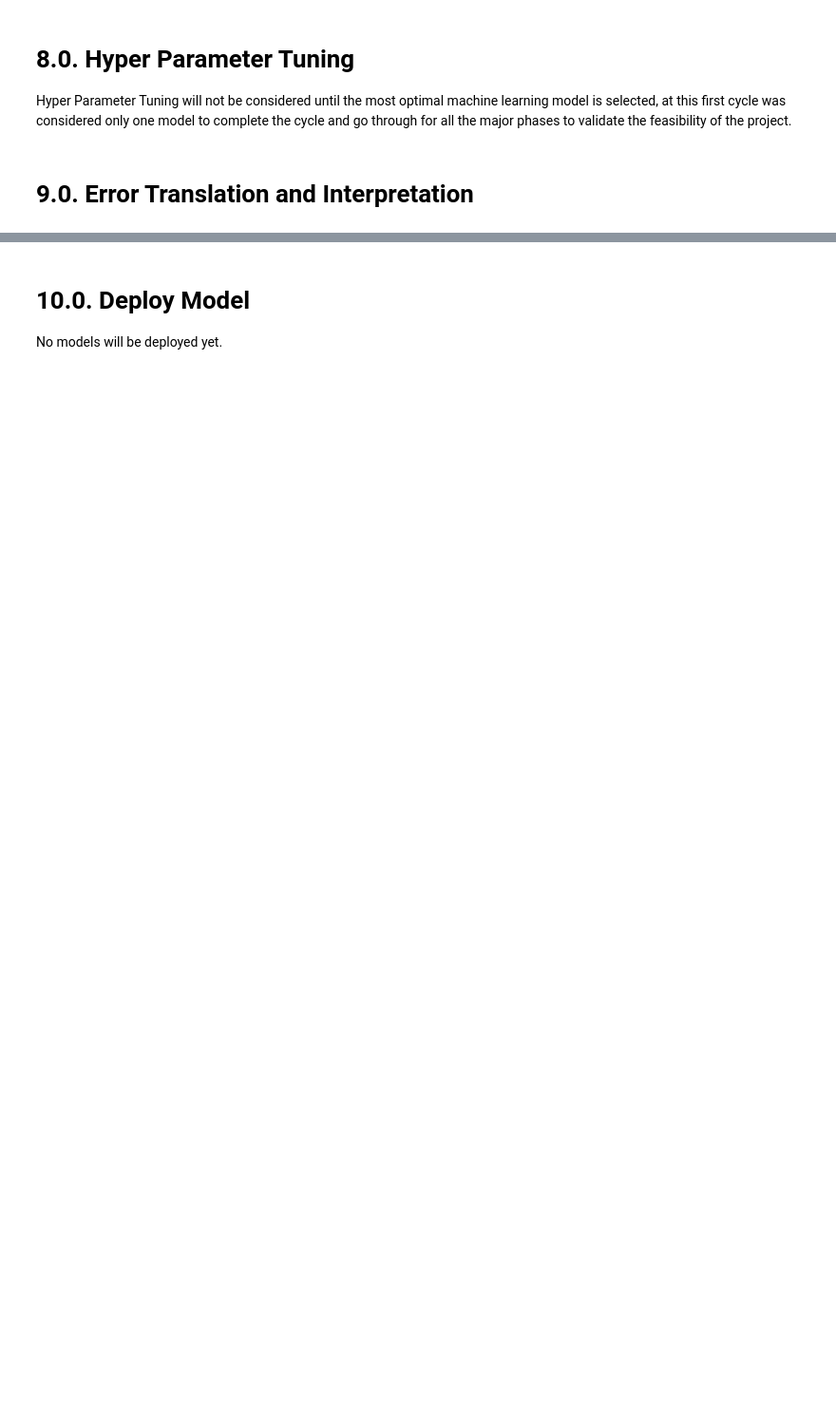
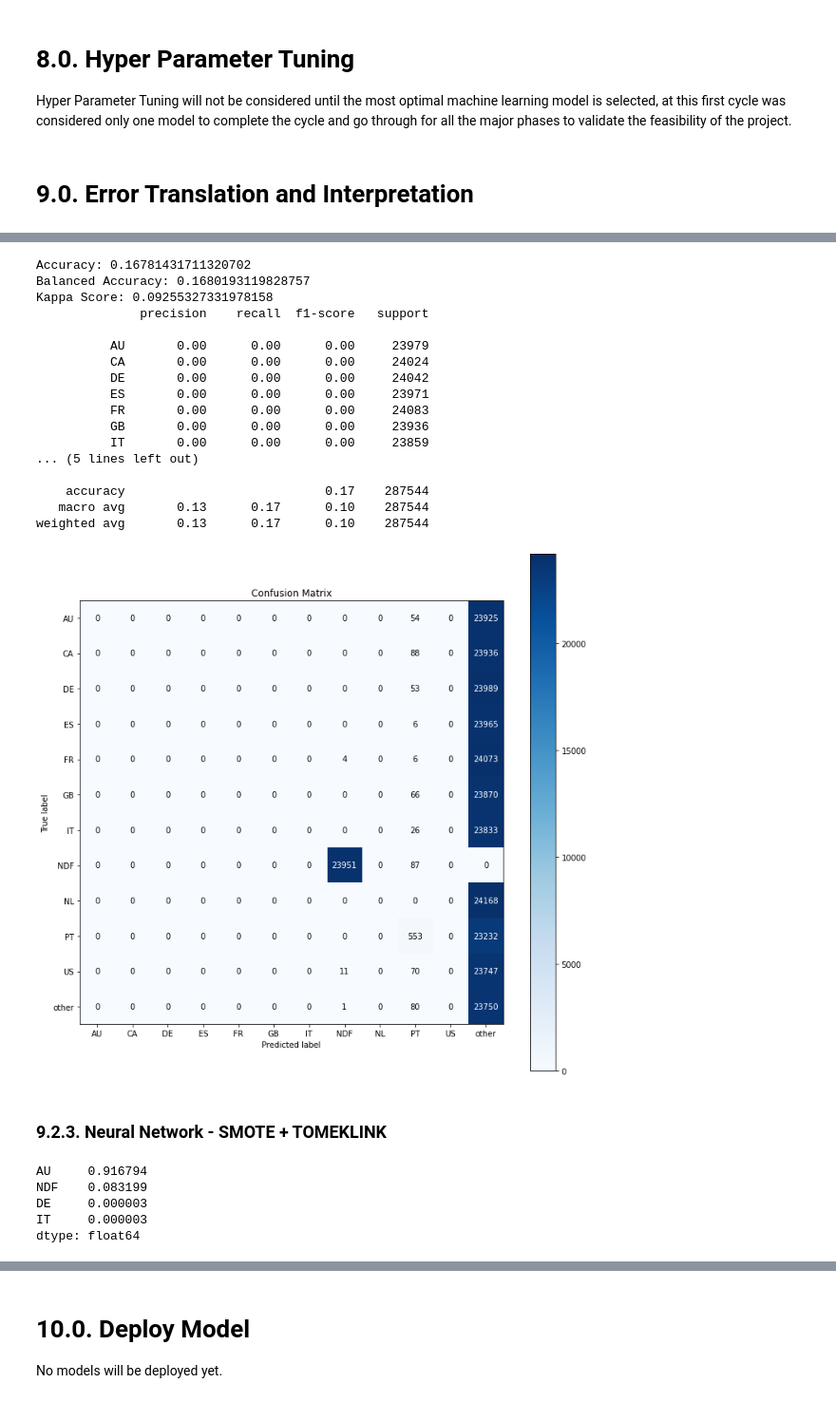
Before and after one commit to vinissouza/Airbnb-First-Booking-Forecast, a Jupyter notebook: Notebooks/5th-Cycle-Notebook-Balanced_Dataset.ipynb, the cells around one changed output, grey strips where cells are left out. Shown at 95% size. Drawn from its saved outputs; the diff is of its cells as text; code cells hidden in the pictures; blank space fills up the shorter version.

```diff
--- a/Notebooks/5th-Cycle-Notebook-Balanced_Dataset.ipynb
+++ b/Notebooks/5th-Cycle-Notebook-Balanced_Dataset.ipynb
@@ -955,0 +846,15 @@ print(f'Avg Kappa Score: {np.round(np.mean(kappa_list), 2)} +/- {np.round(np.std
+# %%
+ohe_over = pp.OneHotEncoder()
+
+y_train_over_nn = ohe_over.fit_transform(y_train_over.values.reshape(-1, 1)).toarray()
+# %%
+# model definition
+model_over = ml.Sequential()
+model_over.add( l.Dense(128, input_dim=x_train_over.shape[1], activation='relu') )
+model_over.add( l.Dense(12, activation='softmax') )
+
+# model compile
+model_over.compile(loss='categorical_crossentropy', optimizer='adam', metrics=['accuracy'])
+
+# train model
+model_over.fit(x_train_over, y_train_over_nn, epochs=100)
@@ -961,0 +1026,10 @@ Hyper Parameter Tuning will not be considered until the most optimal machine lea
+# %%
+# prediction
+pred_over_nn = model_over.predict(x_test_over)
+
+# invert prediction
+yhat_over_nn = ohe_over.inverse_transform(pred_over_nn)
+
+# test dataset prepare with real results
+y_test_over_nn = y_test_over.to_numpy()
+yhat_over_nn = yhat_over_nn.reshape(1, -1)[0]
@@ -961,0 +1044,39 @@ Hyper Parameter Tuning will not be considered until the most optimal machine lea
+# %%
+# Accuracy
+acc_over_nn = m.accuracy_score( y_test_over_nn, yhat_over_nn )
+print(f'Accuracy: {acc_over_nn}')
+
+# Balanced Accuracy
+balanced_acc_over_nn = m.balanced_accuracy_score(y_test_over_nn, yhat_over_nn)
+print(f'Balanced Accuracy: {balanced_acc_over_nn}')
+
+# Kappa Metrics
+kappa_over_nn = m.cohen_kappa_score(y_test_over_nn, yhat_over_nn)
+print(f'Kappa Score: {kappa_over_nn}')
+
+# Classification report
+print(m.classification_report(y_test_over_nn, yhat_over_nn))
+
+# Confusion Matrix
+mt.plot_confusion_matrix( y_test_over_nn, yhat_over_nn, normalize=False, figsize=(12,12));
+# %% [output]
+Accuracy: 0.16781431711320702
+Balanced Accuracy: 0.1680193119828757
+Kappa Score: 0.09255327331978158
+              precision    recall  f1-score   support
+
+          AU       0.00      0.00      0.00     23979
+          CA       0.00      0.00      0.00     24024
+          DE       0.00      0.00      0.00     24042
+          ES       0.00      0.00      0.00     23971
+          FR       0.00      0.00      0.00     24083
+          GB       0.00      0.00      0.00     23936
+          IT       0.00      0.00      0.00     23859
+... (5 lines left out)
+
+    accuracy                           0.17    287544
+   macro avg       0.13      0.17      0.10    287544
+weighted avg       0.13      0.17      0.10    287544
+[figure, added]
+# %% [markdown]
+### 9.2.3. Neural Network - SMOTE + TOMEKLINK
@@ -961,0 +1093,9 @@ Hyper Parameter Tuning will not be considered until the most optimal machine lea
+# %%
+# check balanced results
+pd.DataFrame(yhat_comb_nn).value_counts(normalize=True)
+# %% [output]
+AU     0.916794
+NDF    0.083199
+DE     0.000003
+IT     0.000003
+dtype: float64
```
Also changed, not shown: parts of 62 cells of this notebook.
